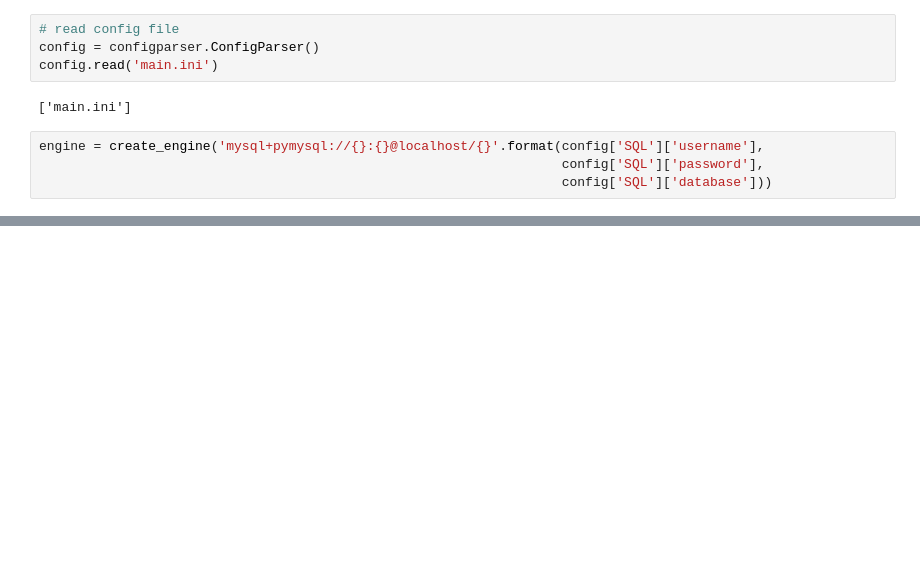
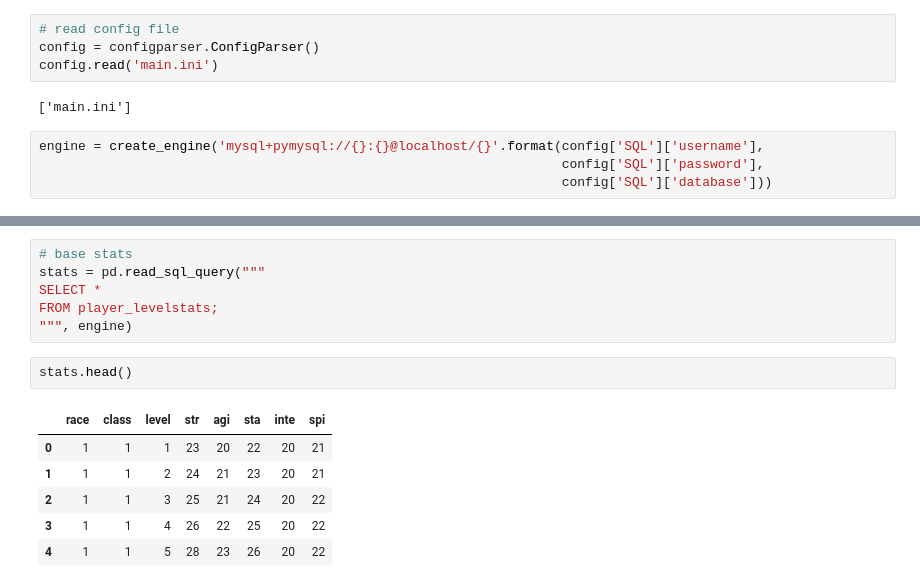
Before and after one commit to belkasanek/wow_character_calculator, a Jupyter notebook: connection_db.ipynb, the cells around one changed output, grey strips where cells are left out. Saved outputs shown, nothing was run; the diff lists cells and outputs as text; blank space fills up the shorter version.

```diff
--- a/connection_db.ipynb
+++ b/connection_db.ipynb
@@ -61,0 +174,15 @@ SHOW tables;
+# %%
+# base stats
+stats = pd.read_sql_query("""
+SELECT *
+FROM player_levelstats;
+""", engine)
+# %%
+stats.head()
+# %% [output]
+|  | race | class | level | str | agi | sta | inte | spi |
+| 0 | 1 | 1 | 1 | 23 | 20 | 22 | 20 | 21 |
+| 1 | 1 | 1 | 2 | 24 | 21 | 23 | 20 | 21 |
+| 2 | 1 | 1 | 3 | 25 | 21 | 24 | 20 | 22 |
+| 3 | 1 | 1 | 4 | 26 | 22 | 25 | 20 | 22 |
+| 4 | 1 | 1 | 5 | 28 | 23 | 26 | 20 | 22 |
```
Also changed, not shown: parts of 11 cells of this notebook.
